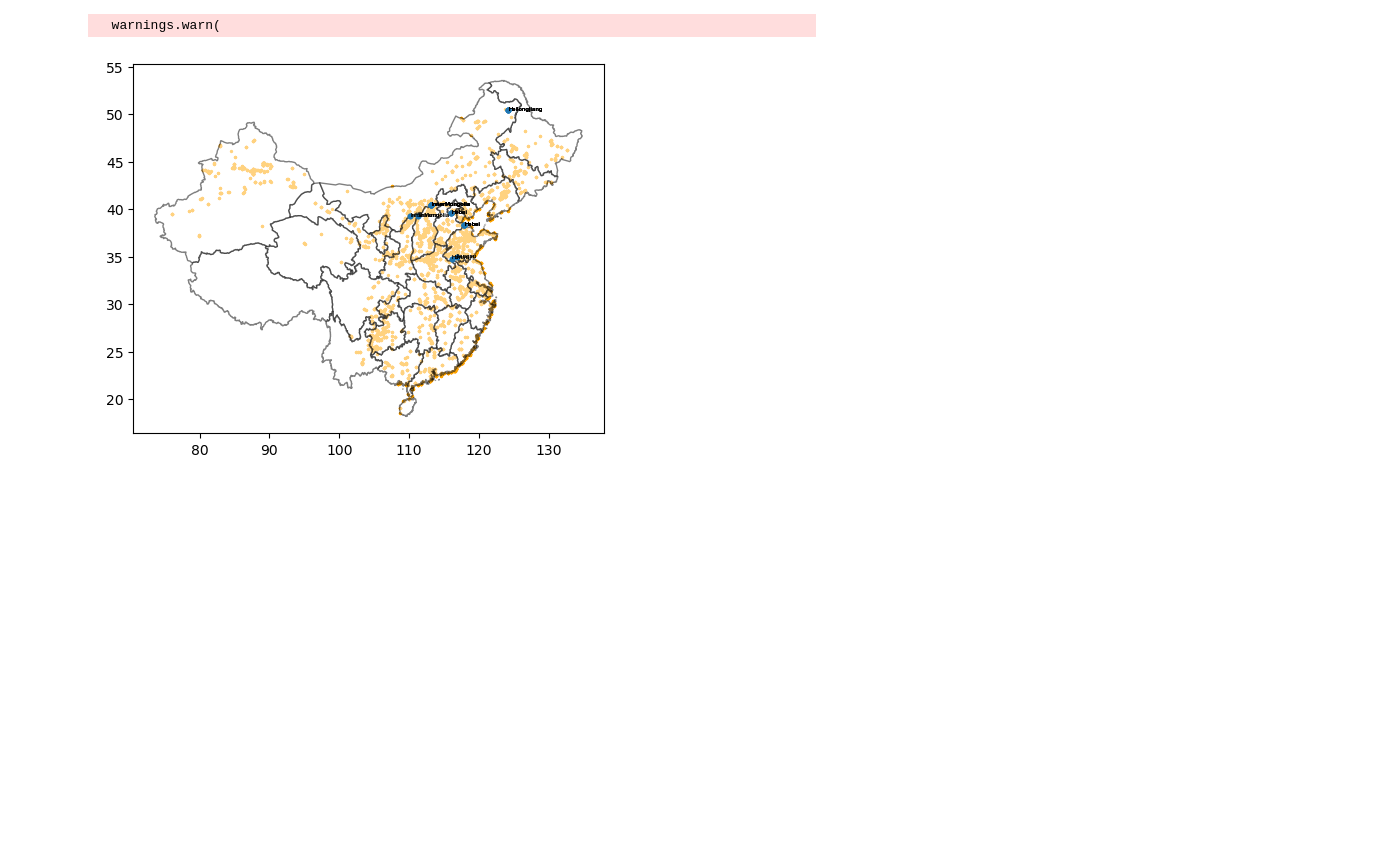
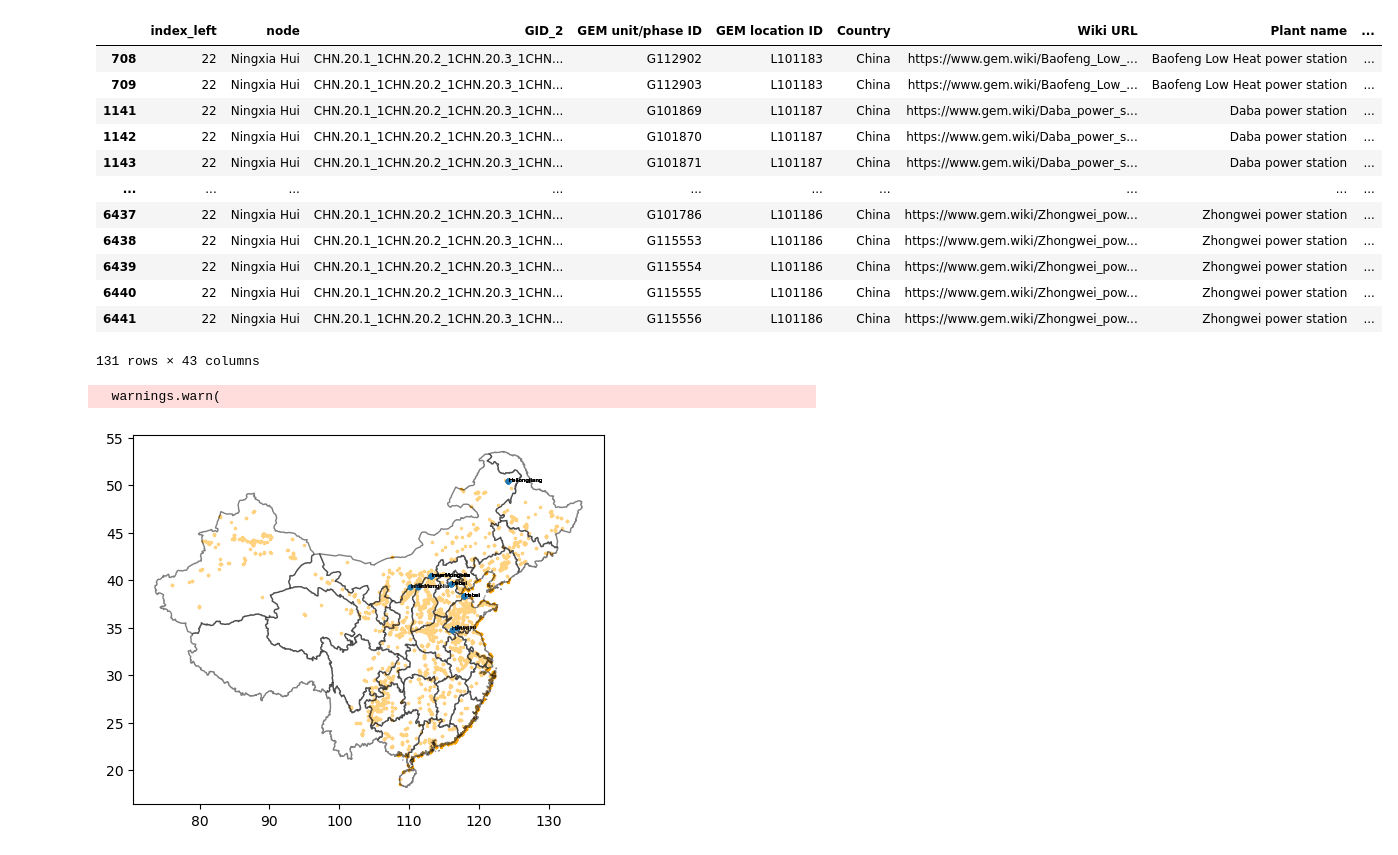
Before and after one commit to pik-piam/PyPSA-China-PIK, a Jupyter notebook: workflow/notebooks/devgem.ipynbd-1.ipynb, the cells around one changed output. Cells and saved outputs as stored; diff of their text form; code cells hidden in the pictures; blank space fills up the shorter version.

```diff
--- a/workflow/notebooks/devgem.ipynbd-1.ipynb
+++ b/workflow/notebooks/devgem.ipynbd-1.ipynb
@@ -192,3 +234,19 @@ nodes.set_index("province", inplace=True)
+# %%
+unmatched
+# %% [output]
+|  | index_left | node | GID_2 | GEM unit/phase ID | GEM location ID | Country | Wiki URL | Plant name | ... |
+| 708 | 22 | Ningxia Hui | CHN.20.1_1CHN.20.2_1CHN.20.3_1CHN... | G112902 | L101183 | China | https://www.gem.wiki/Baofeng_Low_... | Baofeng Low Heat power station | ... |
+| 709 | 22 | Ningxia Hui | CHN.20.1_1CHN.20.2_1CHN.20.3_1CHN... | G112903 | L101183 | China | https://www.gem.wiki/Baofeng_Low_... | Baofeng Low Heat power station | ... |
+| 1141 | 22 | Ningxia Hui | CHN.20.1_1CHN.20.2_1CHN.20.3_1CHN... | G101869 | L101187 | China | https://www.gem.wiki/Daba_power_s... | Daba power station | ... |
+| 1142 | 22 | Ningxia Hui | CHN.20.1_1CHN.20.2_1CHN.20.3_1CHN... | G101870 | L101187 | China | https://www.gem.wiki/Daba_power_s... | Daba power station | ... |
+| 1143 | 22 | Ningxia Hui | CHN.20.1_1CHN.20.2_1CHN.20.3_1CHN... | G101871 | L101187 | China | https://www.gem.wiki/Daba_power_s... | Daba power station | ... |
+| ... | ... | ... | ... | ... | ... | ... | ... | ... | ... |
+| 6437 | 22 | Ningxia Hui | CHN.20.1_1CHN.20.2_1CHN.20.3_1CHN... | G101786 | L101186 | China | https://www.gem.wiki/Zhongwei_pow... | Zhongwei power station | ... |
+| 6438 | 22 | Ningxia Hui | CHN.20.1_1CHN.20.2_1CHN.20.3_1CHN... | G115553 | L101186 | China | https://www.gem.wiki/Zhongwei_pow... | Zhongwei power station | ... |
+| 6439 | 22 | Ningxia Hui | CHN.20.1_1CHN.20.2_1CHN.20.3_1CHN... | G115554 | L101186 | China | https://www.gem.wiki/Zhongwei_pow... | Zhongwei power station | ... |
+| 6440 | 22 | Ningxia Hui | CHN.20.1_1CHN.20.2_1CHN.20.3_1CHN... | G115555 | L101186 | China | https://www.gem.wiki/Zhongwei_pow... | Zhongwei power station | ... |
+| 6441 | 22 | Ningxia Hui | CHN.20.1_1CHN.20.2_1CHN.20.3_1CHN... | G115556 | L101186 | China | https://www.gem.wiki/Zhongwei_pow... | Zhongwei power station | ... |
+131 rows × 43 columns
 # %%
 df["Subnational unit (province, state)"] = df["Subnational unit (province, state)"].str.replace(" ", "")
 joined = partition_gem_across_nodes(df, nodes, admin_level=None)
```
Also changed, not shown: parts of 10 cells of this notebook.
